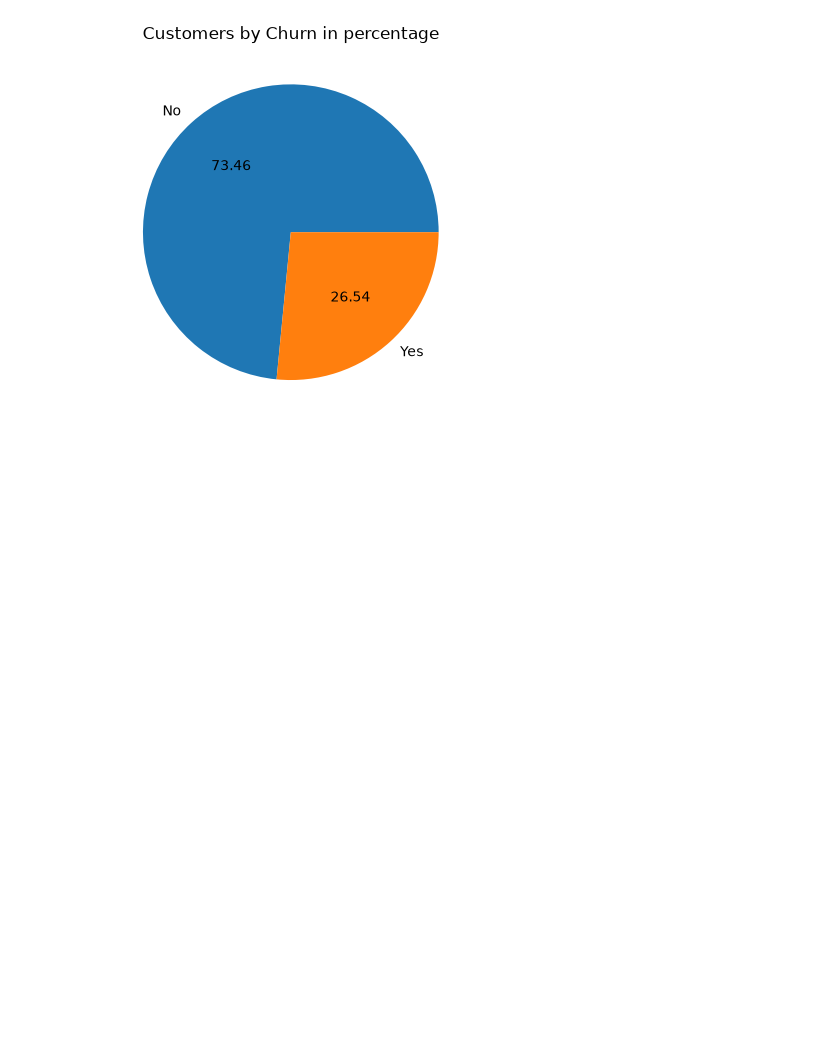
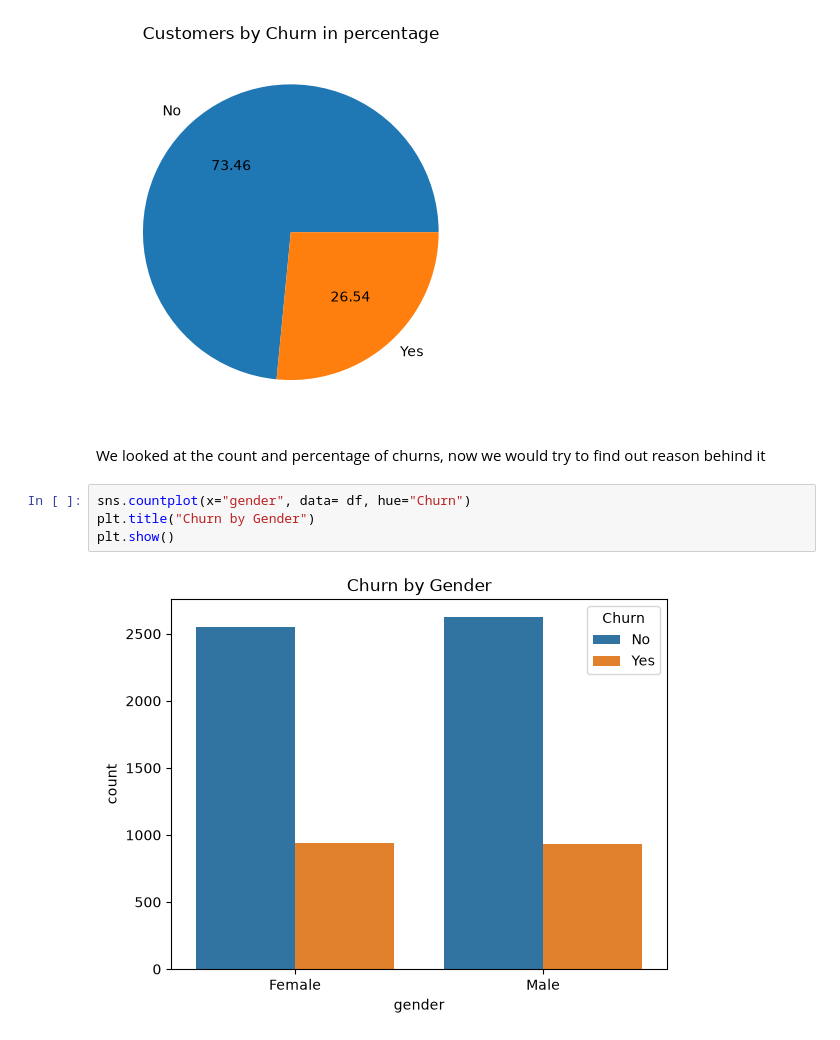
Before and after one commit to anojpradhan/learningDS, a Jupyter notebook: eda.ipynb, the cells around one changed output. Cells and saved outputs as stored; diff of their text form; blank space fills up the shorter version.

Commit message:
count plot by percentage

```diff
--- a/eda.ipynb
+++ b/eda.ipynb
@@ -126,3 +126,11 @@ plt.title("Customers by Churn in Percentage")
 plt.show()
 # %% [output]
 [figure]
+# %% [markdown]
+We looked at the count and percentage of churns, now we would try to find out reason behind it
+# %%
+sns.countplot(x="gender", data= df, hue="Churn")
+plt.title("Churn by Gender")
+plt.show()
+# %% [output]
+[figure, added]
```
Also changed, not shown: parts of 4 cells of this notebook.
